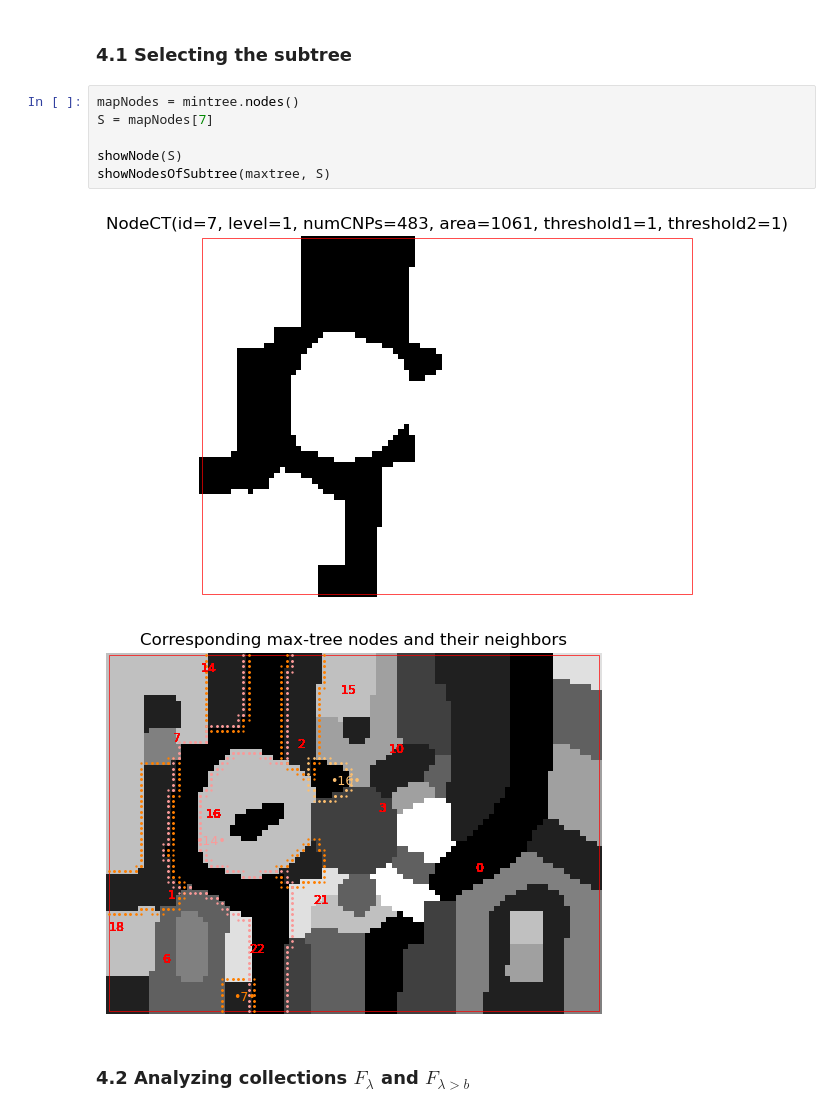
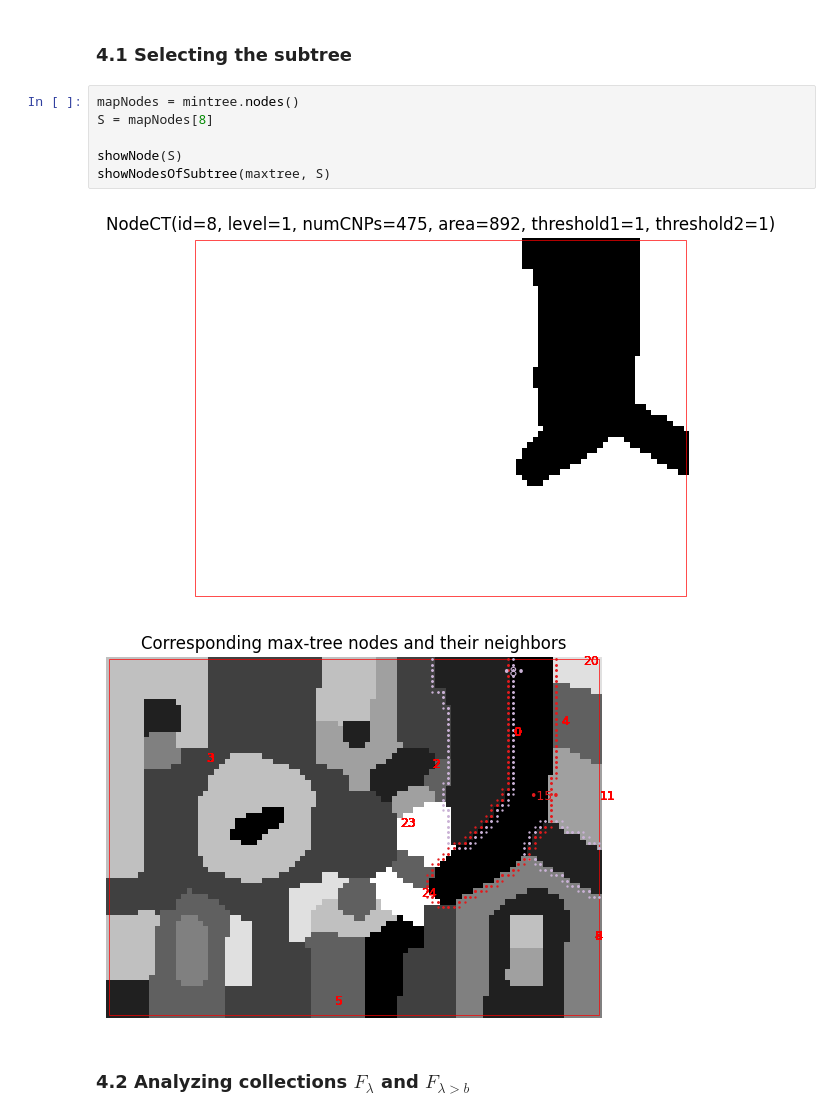
Before and after one commit to wonderalexandre/MorphoTreeAdjust, a Jupyter notebook: notebooks/morphoTreeAdjust_example_subtree.ipynb, the cells around one changed output. Cells and saved outputs as stored; diff of their text form.

```diff
--- a/notebooks/morphoTreeAdjust_example_subtree.ipynb
+++ b/notebooks/morphoTreeAdjust_example_subtree.ipynb
@@ -365,13 +365,13 @@ Each node is represented by <index>: <gray level>: |cnps|
 ### 4.1 Selecting the subtree
 # %%
 mapNodes = mintree.nodes()
-S = mapNodes[7]
+S = mapNodes[8]
 
 showNode(S)
 showNodesOfSubtree(maxtree, S)
 # %% [output]
-[figure, old version]
+[figure, new version]
-[figure, old version]
+[figure, new version]
 # %% [markdown]
 ### 4.2 Analyzing collections $F_\lambda$ and $F_{\lambda>b}$
 # %%
```
Also changed, not shown: parts of 2 cells of this notebook, 8 other files.
